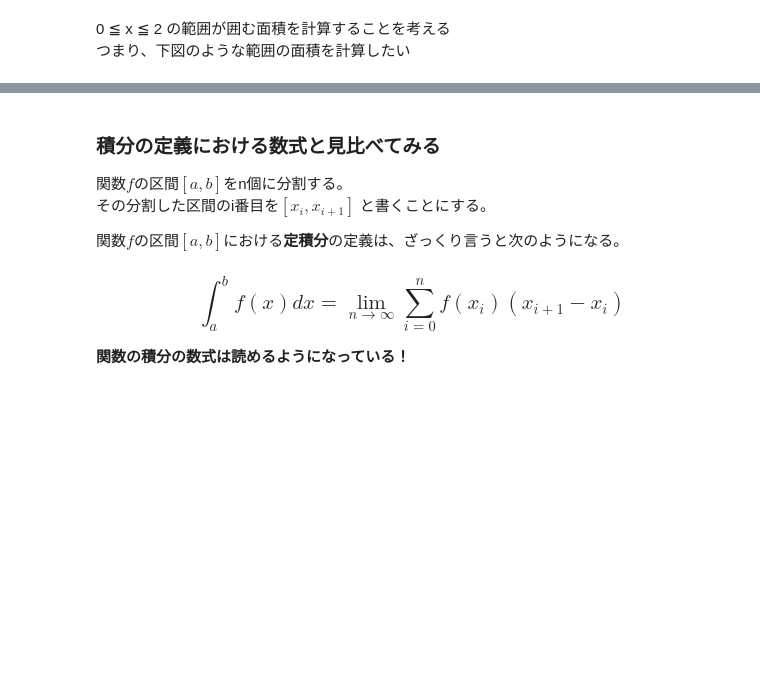
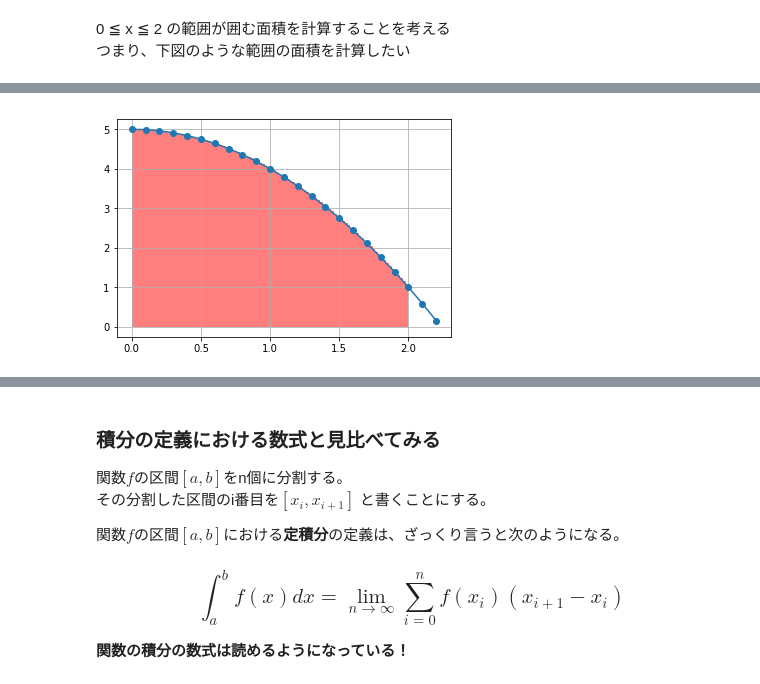
Before and after one commit to sasakinzm/jupyter-notebook-user-seminar, a Jupyter notebook: 04_integral_foundation.ipynb, the cells around one changed output, grey strips where cells are left out. Drawn from its saved outputs; the diff is of its cells as text; code cells hidden in the pictures; blank space fills up the shorter version.

```diff
--- a/04_integral_foundation.ipynb
+++ b/04_integral_foundation.ipynb
@@ -38,7 +43,9 @@ def draw_split_squares_f(n):
         plt.fill_between(section_i, [0,0], [-x[i]**2 + 5, -x[i]**2 + 5], facecolor='r', alpha=0.5)
 # %%
 drawf(2.3)
-draw_split_squares_f(1)
+draw_split_squares_f(100)
+# %% [output]
+[figure, added]
 # %%
 # 四角形の面積（タテ×ヨコ）を計算するsquare_area関数を定義する
 
```
Also changed, not shown: parts of 3 cells of this notebook, 2 other files.
